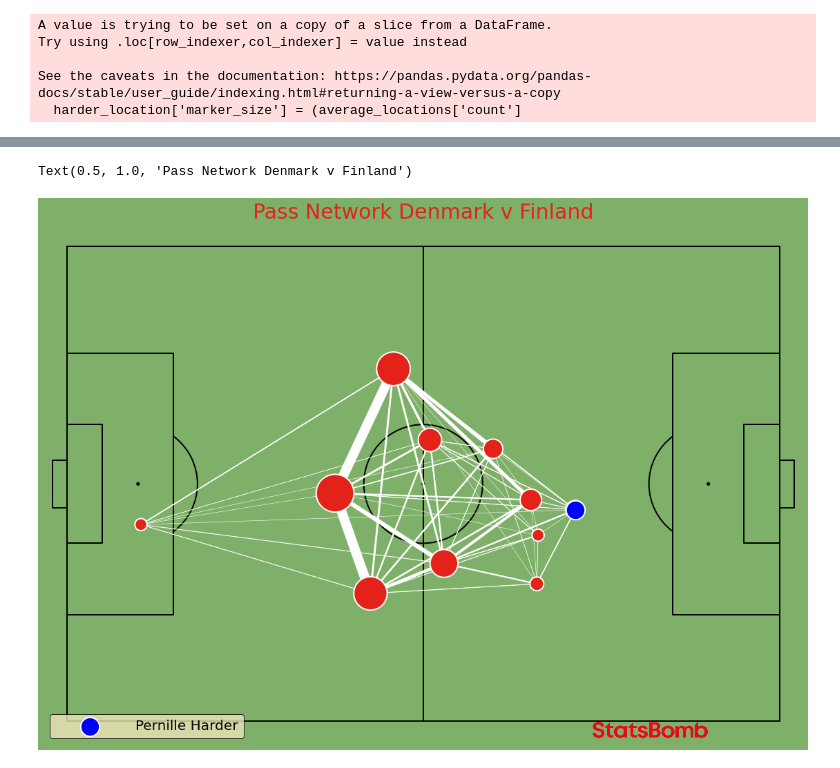
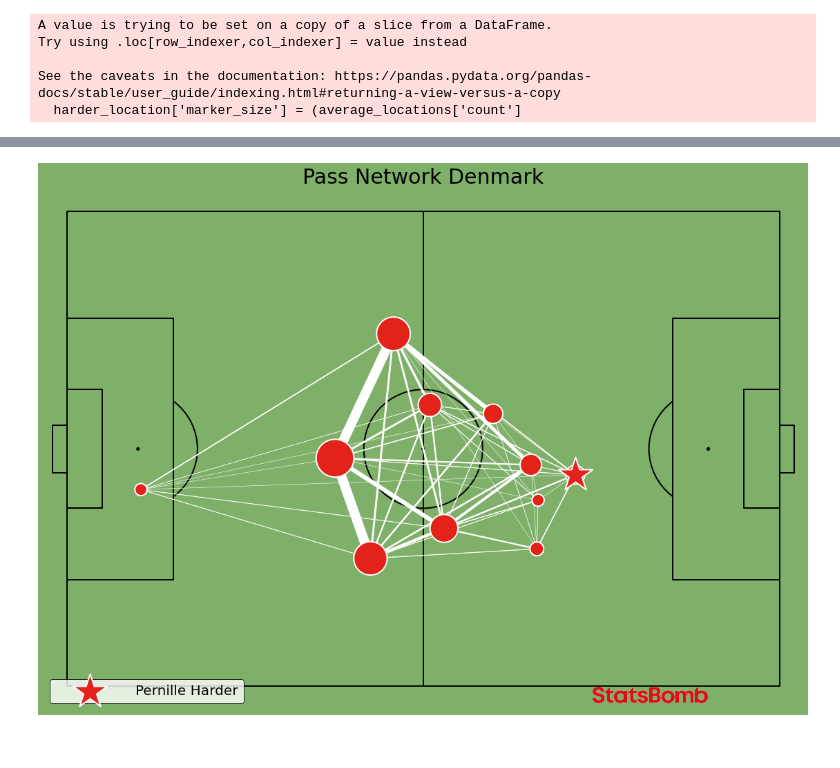
Before and after one commit to AugustSteff/Data-Analysis-in-football, a Jupyter notebook: Den v Fin_Analysis.ipynb, the cells around one changed output, grey strips where cells are left out. Cells and saved outputs as stored; diff of their text form; code cells hidden in the pictures.

```diff
--- a/Den v Fin_Analysis.ipynb
+++ b/Den v Fin_Analysis.ipynb
@@ -26,7 +70,16 @@ allshots = allshots.reset_index()
 # %%
-dfFin = df[df["team"] == "WNT Finland"]
-dfDen = df[df["team"] == "Denmark Women's"]
+dfFin = df[df["team"] == ateam]
+dfDen = df[df["team"] == hteam]
 # %%
 pitchColor = "#7FB069"
 figColor = "#7FB069"
+linesColor = "black"
+hteamColor = "#E32219"
+ateamColor = "#003581"
+MVP = "Pernille Mosegaard Harder"
+textColor = "black"
+# %%
+mplpitch = Pitch(pad_top=0.05, pad_right=0.05, pad_bottom=0.05, pad_left=0.05, line_zorder=1, pitch_color=pitchColor, line_color=linesColor)
+vertical_pitch = VerticalPitch(half=True, pad_top=0.05, pad_right=0.05, pad_bottom=0.05,
+                               pad_left=0.05, line_zorder=2)
 # %%
@@ -66,6 +227,6 @@ goals_fin["player"] = goals_fin["player"].apply(lambda x: str(x).split()[-1])
 # %%
 pass_den = df[df.type == "Pass"]
-pass_den = pass_den[pass_den.team == "Denmark Women's"]
+pass_den = pass_den[pass_den.team == hteam]
 pass_den = pass_den[pass_den["pass_type"]!="Kick Off"]
 pass_den = pass_den[pass_den["pass_type"]!="Goal Kick"]
 pass_den = pass_den[pass_den["pass_type"]!="Free Kick"]
@@ -319,34 +379,33 @@ Text(0.5, 1.0, 'Pass Map Denmark v Finland')
 # %%
-pitch = Pitch(pitch_type='statsbomb', goal_type="box", pitch_color=pitchColor, line_color='black')
+pitch = Pitch(pitch_type='statsbomb', goal_type="box", pitch_color=pitchColor, line_color=linesColor)
 fig, ax = pitch.draw(figsize=(16, 11), constrained_layout=True, tight_layout=False)
 fig.set_facecolor(figColor)
 
-pitch.arrows(70, 5, 100, 5, ax=axs["pitch"], color="#ECE4B7")
+pitch.arrows(70, 5, 100, 5, ax=axs["pitch"], color= hteamColor)
 
 
 pass_lines = pitch.lines(pass_between.x_start, pass_between.y_start,
                          pass_between.x_start_end, pass_between.y_start_end, lw=pass_between.width,
                          color="white", zorder=1, ax=ax)
 
 
 pass_nodes = pitch.scatter(average_locations.x_start, average_locations.y_start,
                            s=average_locations.marker_size,
-                           color='#E32219', edgecolors='#FFFFFF', linewidth=2, alpha=1, ax=ax)
+                           color=hteamColor, edgecolors='#FFFFFF', linewidth=2, alpha=1, ax=ax)
 
 
 harder = pitch.scatter(harder_location.x_start, harder_location.y_start,
-                           s=harder_location.marker_size,
-                           color='blue', edgecolors='#FFFFFF', linewidth=2, alpha=1, ax=ax, label = "Pernille Harder")
+                           s=2700,
+                           marker= "*", color=hteamColor, edgecolors='#FFFFFF', linewidth=2, alpha=1, ax=ax, label = "Pernille Harder")
 
-ax.legend(facecolor='#ECE4B7', handlelength=5, edgecolor='black', fontsize=20, loc='lower left')
+ax.legend(facecolor='white', handlelength=5, edgecolor='black', fontsize=20, loc='lower left')
 
 ax3 = fig.add_axes([0.65, 0.016, 0.27, 0.03])
 ax3.axis('off')
 ax3.imshow(im)
 
-ax.set_title("Pass Network Denmark v Finland", fontsize=30, color="#E32219")
+ax.set_title("Pass Network Denmark", fontsize=30, color=textColor)
 
-#plt.savefig('Pass Network, Denmark v Finland', dpi=300)
+#plt.savefig('viz/Pass Network, Denmark', dpi=300, bbox_inches='tight')
 # %% [output]
-Text(0.5, 1.0, 'Pass Network Denmark v Finland')
-[figure, old version]
+[figure, new version]
```
Also changed, not shown: parts of 42 cells of this notebook.
